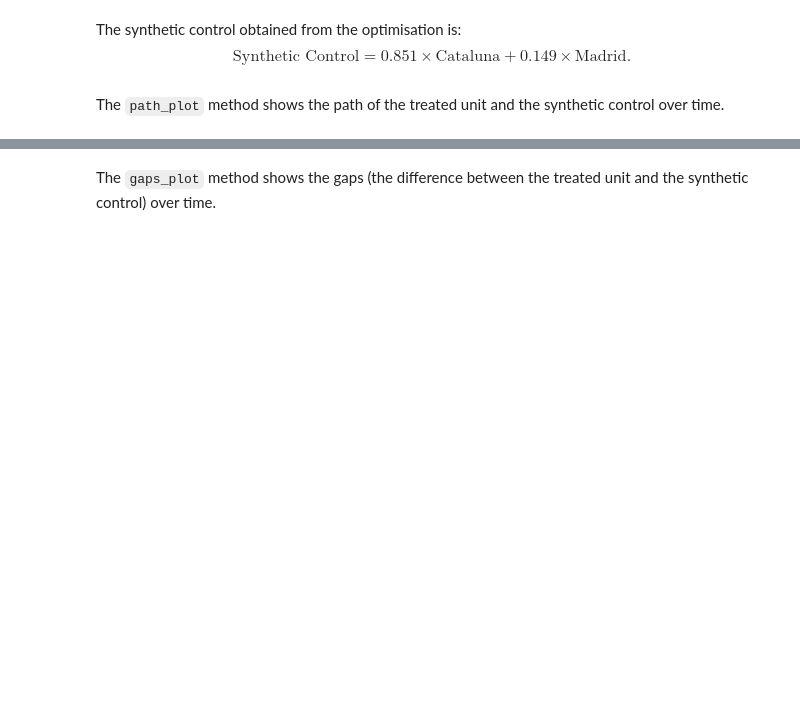
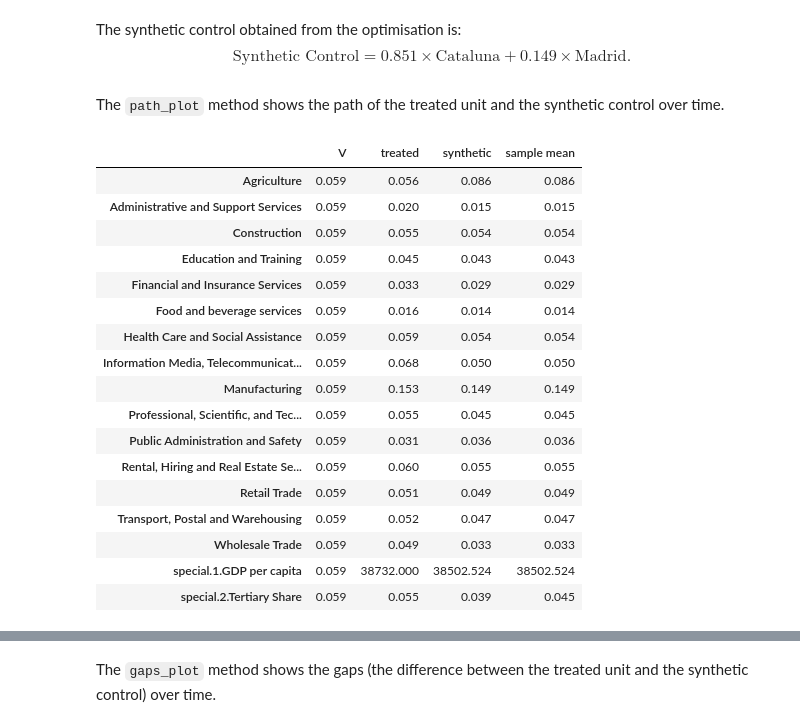
Before and after one commit to diodz/dpl-earthquakes, a Jupyter notebook: notebooks/canterbury.ipynb, the cells around one changed output, grey strips where cells are left out. Saved outputs shown, nothing was run; the diff lists cells and outputs as text; code cells hidden in the pictures; blank space fills up the shorter version.

```diff
--- a/notebooks/canterbury.ipynb
+++ b/notebooks/canterbury.ipynb
@@ -128,4 +121,25 @@ Name: weights, dtype: float64
 The synthetic control obtained from the optimisation is: $$\text{Synthetic Control} = 0.851 \times \text{Cataluna} + 0.149 \times \text{Madrid}.$$
 # %% [markdown]
 The `path_plot` method shows the path of the treated unit and the synthetic control over time.
+# %%
+synth.summary()
+# %% [output]
+|  | V | treated | synthetic | sample mean |
+| Agriculture | 0.059 | 0.056 | 0.086 | 0.086 |
+| Administrative and Support Services | 0.059 | 0.020 | 0.015 | 0.015 |
+| Construction | 0.059 | 0.055 | 0.054 | 0.054 |
+| Education and Training | 0.059 | 0.045 | 0.043 | 0.043 |
+| Financial and Insurance Services | 0.059 | 0.033 | 0.029 | 0.029 |
+| Food and beverage services | 0.059 | 0.016 | 0.014 | 0.014 |
+| Health Care and Social Assistance | 0.059 | 0.059 | 0.054 | 0.054 |
+| Information Media, Telecommunicat... | 0.059 | 0.068 | 0.050 | 0.050 |
+| Manufacturing | 0.059 | 0.153 | 0.149 | 0.149 |
+| Professional, Scientific, and Tec... | 0.059 | 0.055 | 0.045 | 0.045 |
+| Public Administration and Safety | 0.059 | 0.031 | 0.036 | 0.036 |
+| Rental, Hiring and Real Estate Se... | 0.059 | 0.060 | 0.055 | 0.055 |
+| Retail Trade | 0.059 | 0.051 | 0.049 | 0.049 |
+| Transport, Postal and Warehousing | 0.059 | 0.052 | 0.047 | 0.047 |
+| Wholesale Trade | 0.059 | 0.049 | 0.033 | 0.033 |
+| special.1.GDP per capita | 0.059 | 38732.000 | 38502.524 | 38502.524 |
+| special.2.Tertiary Share | 0.059 | 0.055 | 0.039 | 0.045 |
 # %%
```
Also changed, not shown: parts of 10 cells of this notebook, 1 other file.
